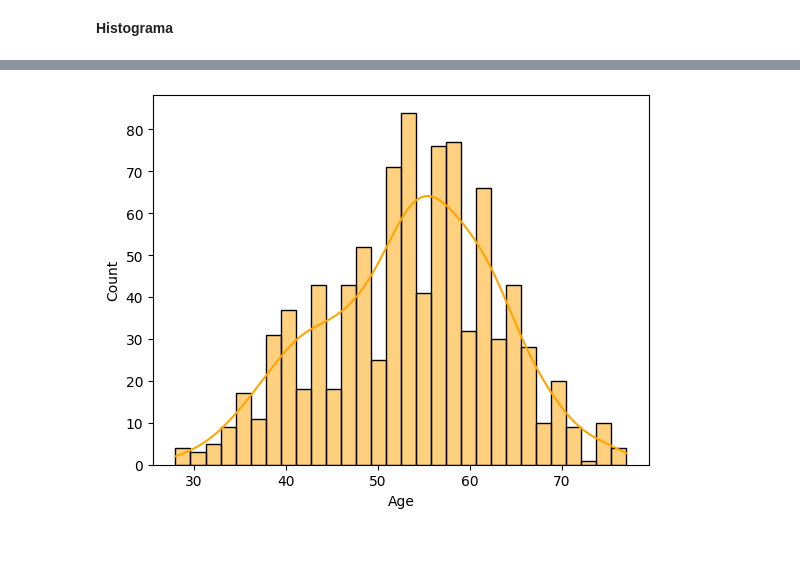
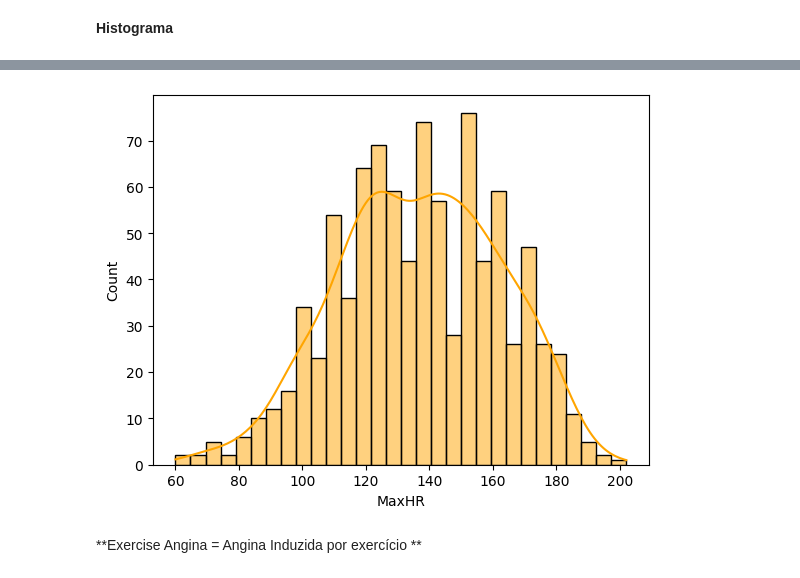
Before and after one commit to Thierry0liveira/Faculdade, a Jupyter notebook: Tratamento_Classificação.ipynb, the cells around one changed output, grey strips where cells are left out. Cells and saved outputs as stored; diff of their text form; code cells hidden in the pictures; blank space fills up the shorter version.

```diff
--- a/Tratamento_Classificação.ipynb
+++ b/Tratamento_Classificação.ipynb
@@ -105,4 +275,6 @@ import seaborn as sns
 # %%
-sns.histplot(dados, x='Age', bins=30, color='orange', kde= True, stat='count');
+sns.histplot(dados, x='MaxHR', bins=30, color='orange', kde=True, stat='count');
 # %% [output]
-[figure, old version]
+[figure, new version]
+# %% [markdown]
+**Exercise Angina = Angina Induzida por exercício **
```
Also changed, not shown: parts of 79 cells of this notebook.
